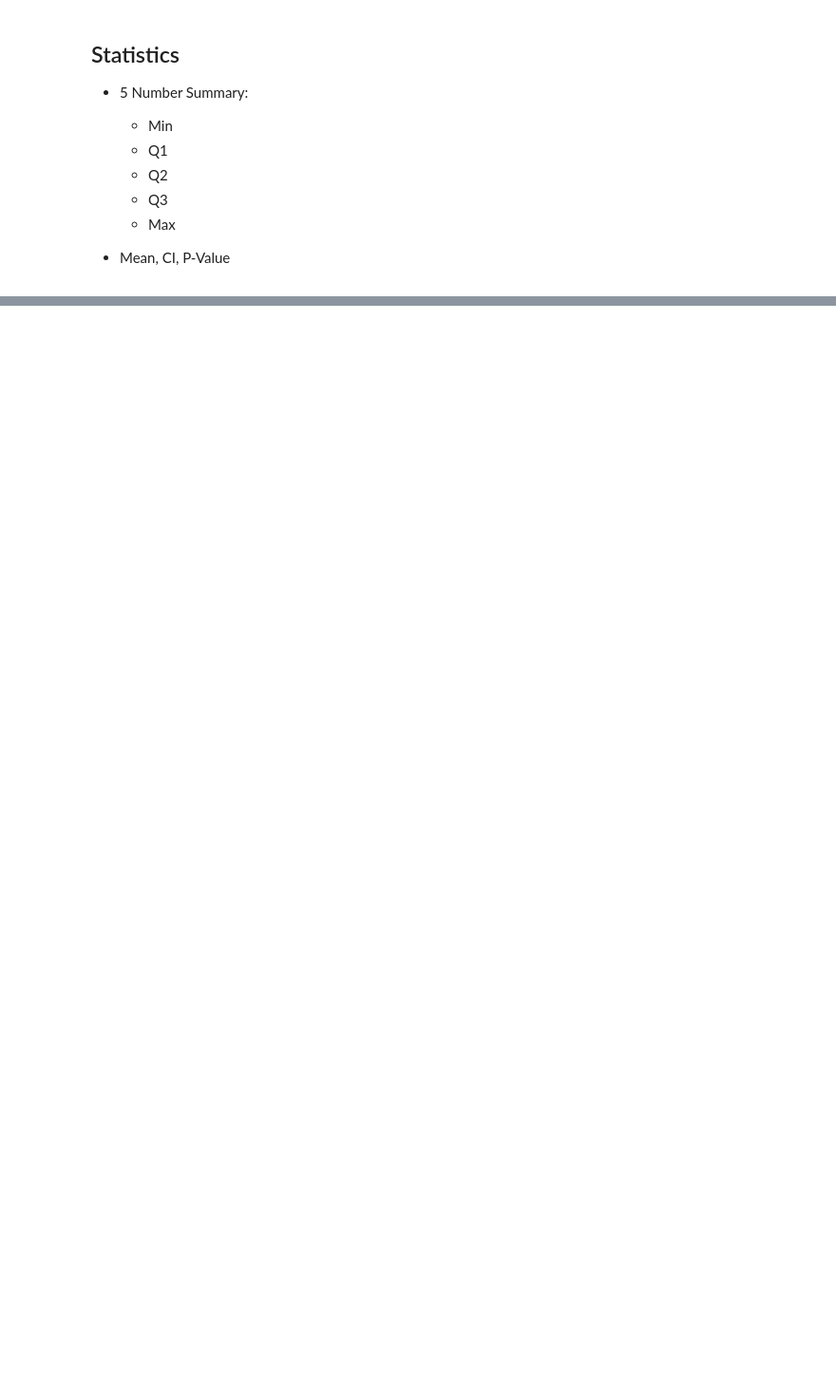
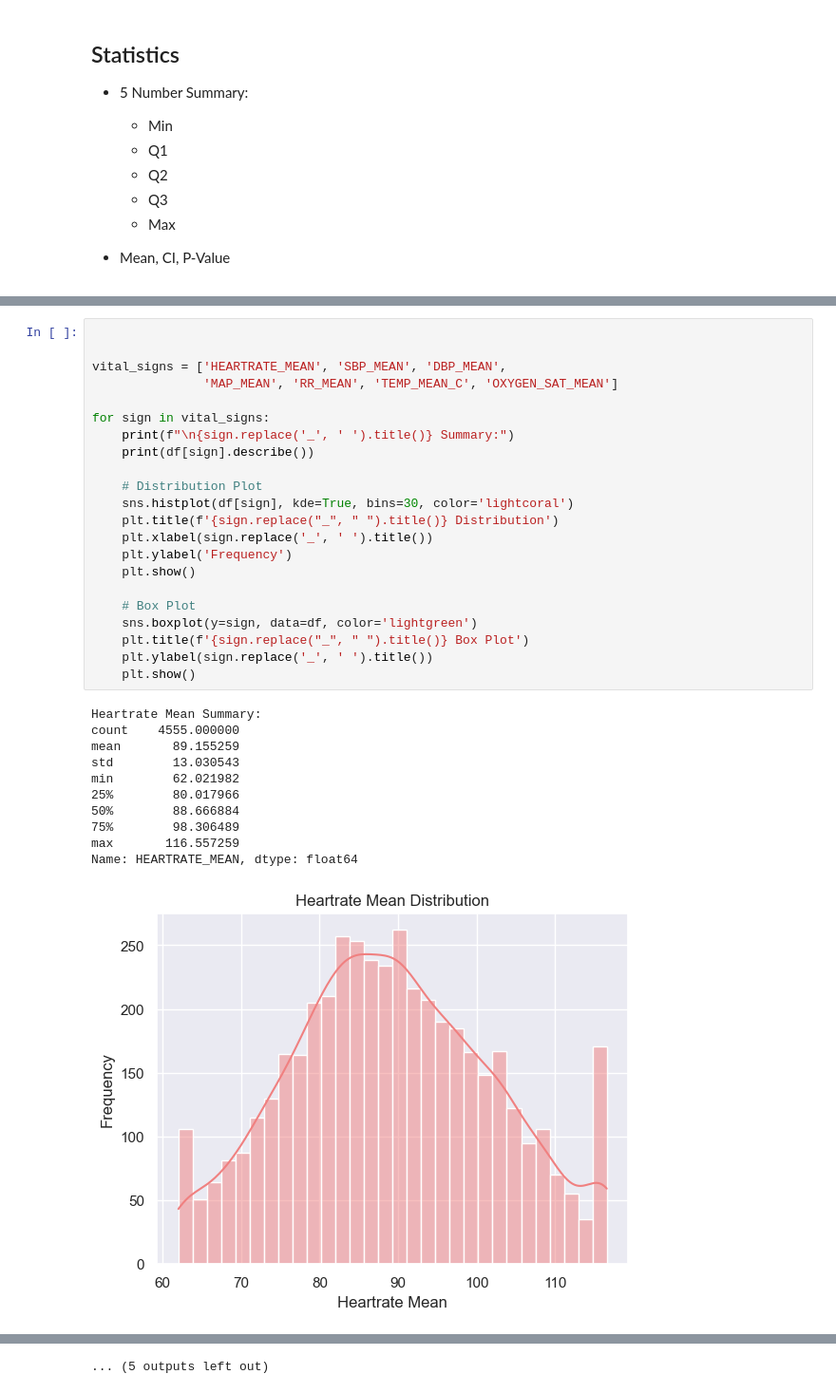
Before and after one commit to Musiik-fn/650-DRAGON-SLAYERS, a Jupyter notebook: FILES/Code/650EDA.ipynb, the cells around one changed output, grey strips where cells are left out. Shown at 95% size. Saved outputs shown, nothing was run; the diff lists cells and outputs as text; blank space fills up the shorter version.

```diff
--- a/FILES/Code/650EDA.ipynb
+++ b/FILES/Code/650EDA.ipynb
@@ -181,0 +208,34 @@ plt.show()
+# %%
+
+
+vital_signs = ['HEARTRATE_MEAN', 'SBP_MEAN', 'DBP_MEAN',
+               'MAP_MEAN', 'RR_MEAN', 'TEMP_MEAN_C', 'OXYGEN_SAT_MEAN']
+
+for sign in vital_signs:
+    print(f"\n{sign.replace('_', ' ').title()} Summary:")
+    print(df[sign].describe())
+
+    # Distribution Plot
+    sns.histplot(df[sign], kde=True, bins=30, color='lightcoral')
+    plt.title(f'{sign.replace("_", " ").title()} Distribution')
+    plt.xlabel(sign.replace('_', ' ').title())
+    plt.ylabel('Frequency')
+    plt.show()
+
+    # Box Plot
+    sns.boxplot(y=sign, data=df, color='lightgreen')
+    plt.title(f'{sign.replace("_", " ").title()} Box Plot')
+    plt.ylabel(sign.replace('_', ' ').title())
+    plt.show()
+# %% [output]
+Heartrate Mean Summary:
+count    4555.000000
+mean       89.155259
+std        13.030543
+min        62.021982
+25%        80.017966
+50%        88.666884
+75%        98.306489
+max       116.557259
+Name: HEARTRATE_MEAN, dtype: float64
+[figure, added]
@@ -181,0 +279 @@ plt.show()
+... (5 outputs left out)
```
Also changed, not shown: parts of 8 cells of this notebook, 1 other file.
